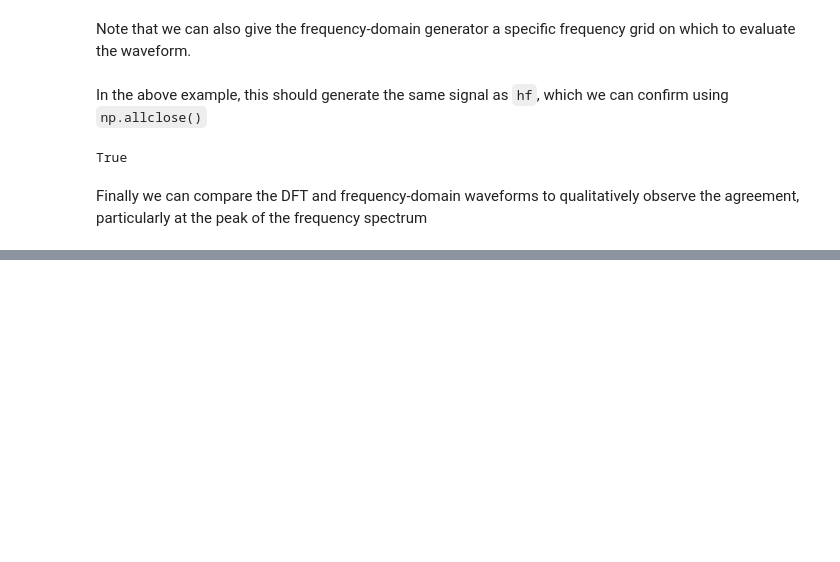
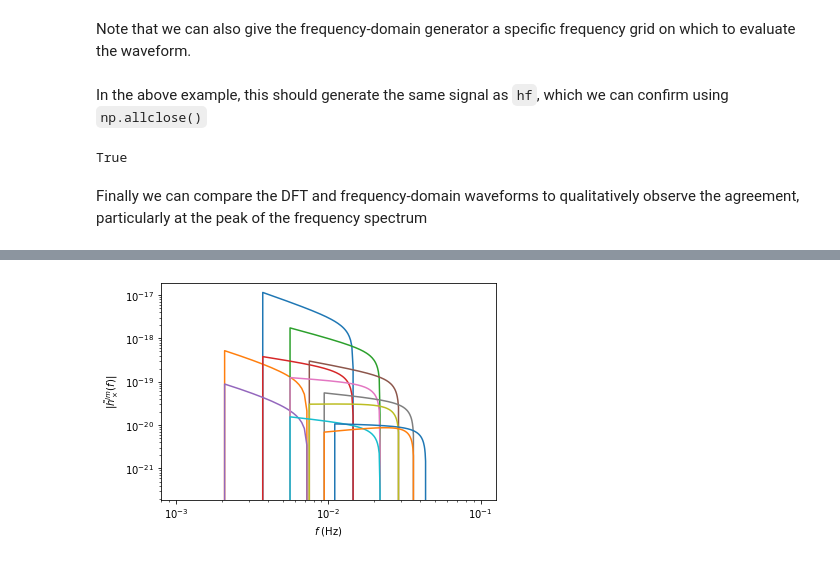
Before and after one commit to znasipak/bhpwave, a Jupyter notebook: quick_tutorial.ipynb, the cells around one changed output, grey strips where cells are left out. Saved outputs shown, nothing was run; the diff lists cells and outputs as text; code cells hidden in the pictures; blank space fills up the shorter version.

```diff
--- a/quick_tutorial.ipynb
+++ b/quick_tutorial.ipynb
@@ -103,0 +115,8 @@ Alm, Philm = kerr_gen_td.harmonics_data(*injection_paramters)
+# %%
+for hflm in hflms[1]:
+    plt.loglog(freq[freq > 1e-3][::2000], np.abs(hflm)[freq > 1e-3][::2000], label = 'FD')
+plt.ylabel("$|\\tilde{h}^{lm}_\\times(f)|$")
+plt.xlabel("$f$ (Hz)")
+plt.show()
+# %% [output]
+[figure, added]
```
Also changed, not shown: parts of 12 cells of this notebook, 8 other files.
